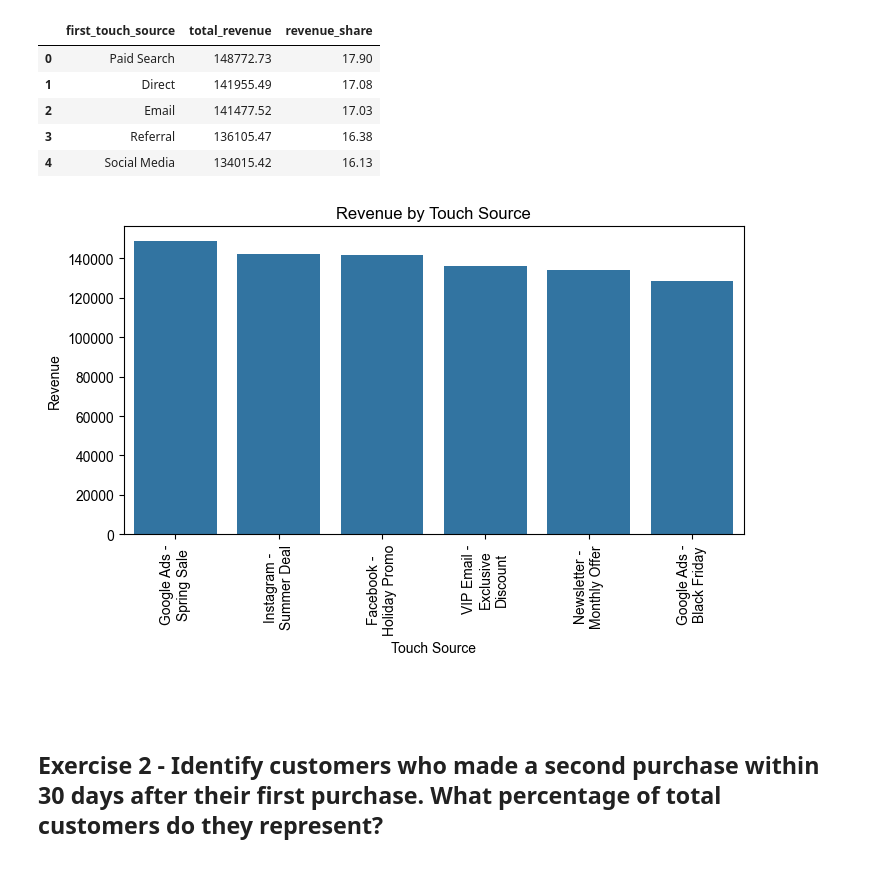
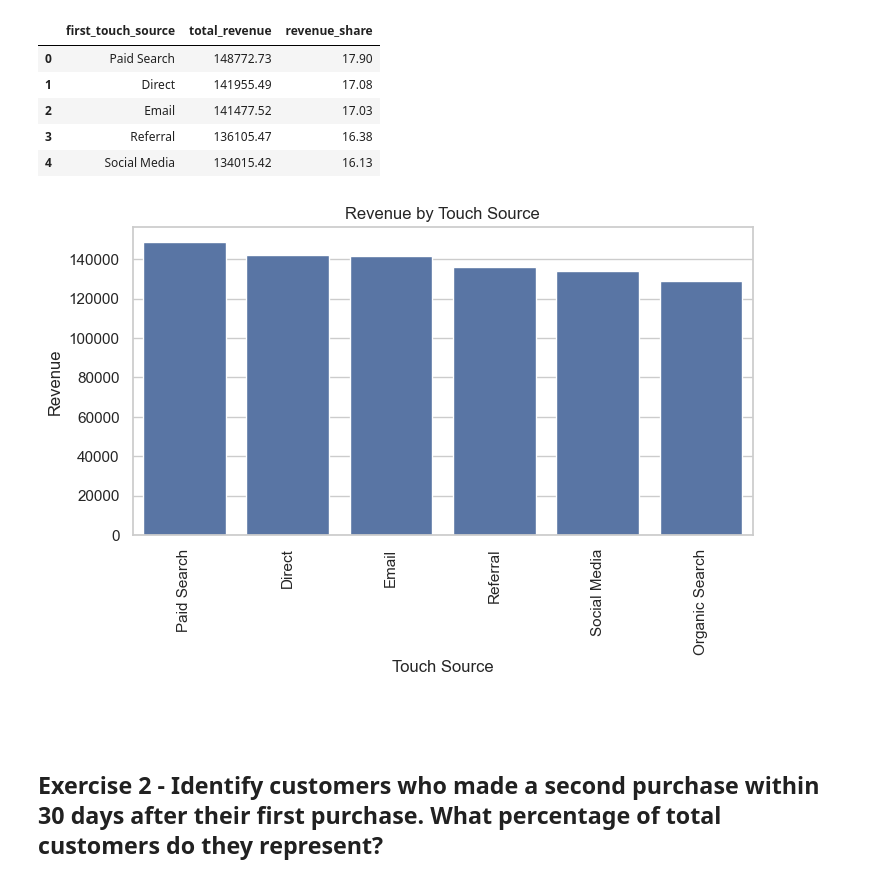
Before and after one commit to rs-fagundes/take-home-assessments, a Jupyter notebook: eduki/home-task.ipynb, the cells around one changed output. Saved outputs shown, nothing was run; the diff lists cells and outputs as text; code cells hidden in the pictures.

```diff
--- a/eduki/home-task.ipynb
+++ b/eduki/home-task.ipynb
@@ -54,18 +54,18 @@ df1.head()
 | 4 | Social Media | 134015.42 | 16.13 |
 # %%
 fig, ax = plt.subplots(figsize=(8,4))
+sns.set_theme(style="whitegrid")
 sns.barplot(data=df1, x="first_touch_source", y="total_revenue", ax=ax)
 
 ax.set_title("Revenue by Touch Source")
 ax.set_xlabel("Touch Source")
 ax.set_ylabel("Revenue")
 
-labels = [textwrap.fill(l, 15) for l in df3["campaign_name"].unique()]
+labels = [textwrap.fill(l, 15) for l in df1["first_touch_source"].unique()]
 ax.set_xticklabels(labels, rotation=90, ha="center")
-plt.style.use("seaborn-v0_8-whitegrid")
 plt.show()
 # %% [output]
-[figure, old version]
+[figure, new version]
 # %% [markdown]
 <br>
 <br>
```
Also changed, not shown: parts of 1 cell of this notebook.
